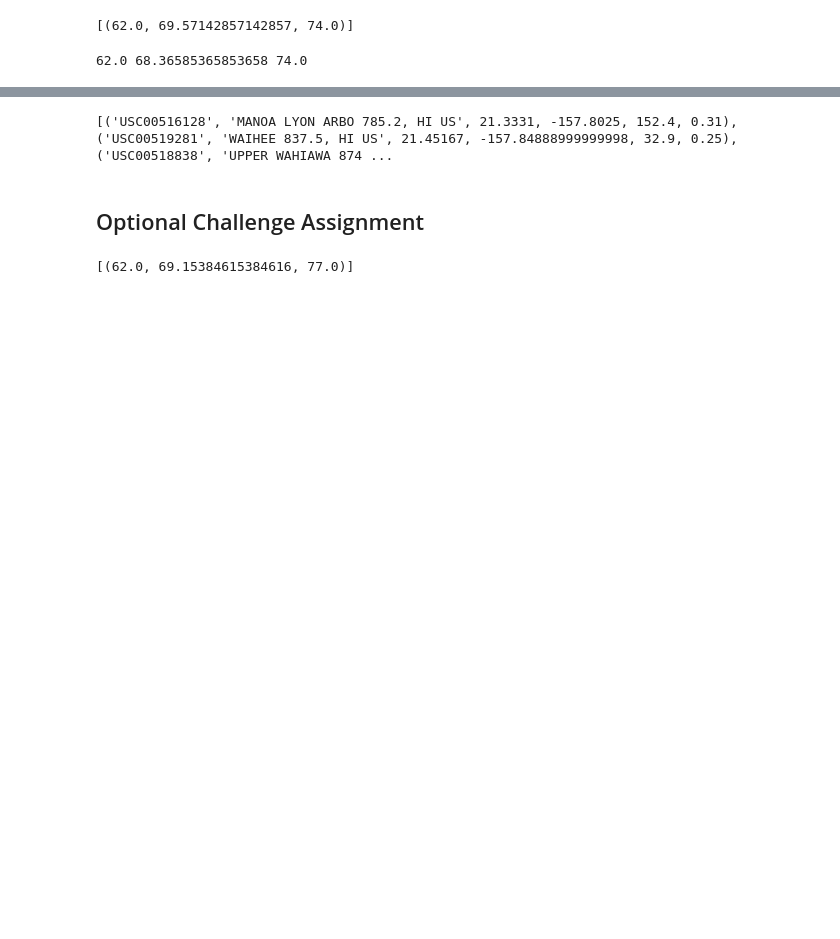
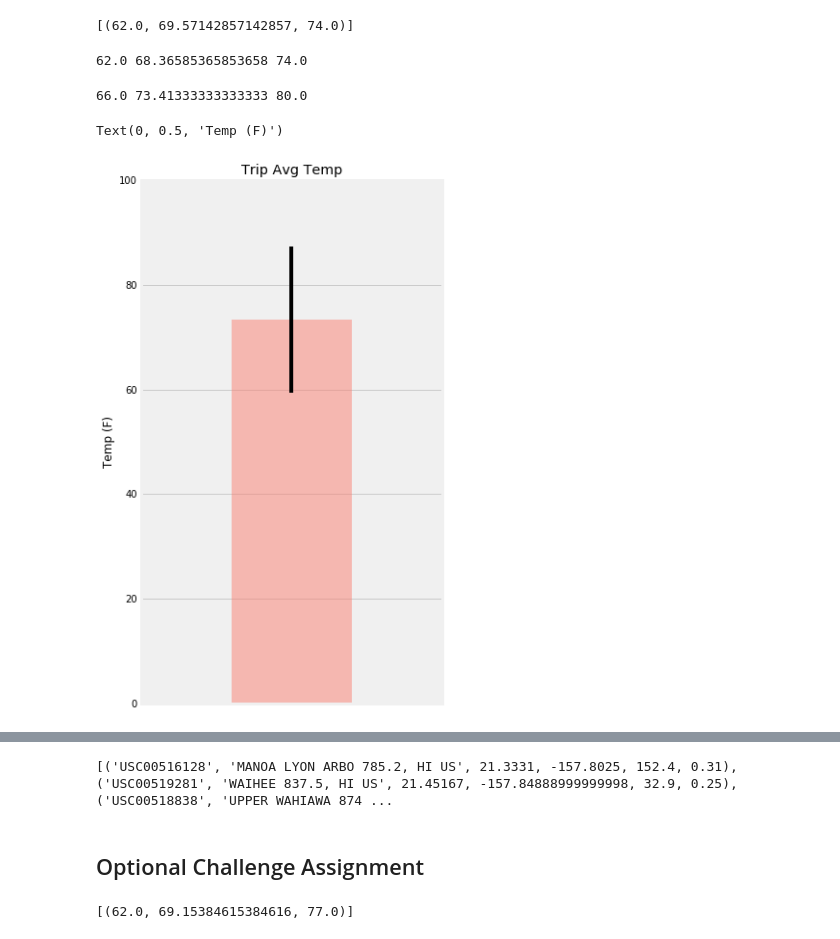
Before and after one commit to efrisch6/sqlalchemy-challenge, a Jupyter notebook: climate_starter.ipynb, the cells around one changed output, grey strips where cells are left out. Drawn from its saved outputs; the diff is of its cells as text; code cells hidden in the pictures; blank space fills up the shorter version.

```diff
--- a/climate_starter.ipynb
+++ b/climate_starter.ipynb
@@ -178,6 +220,22 @@ print(calc_temps('2012-02-28', '2012-03-05'))
 # for your trip using the previous year's data for those same dates.
 # %% [output]
 62.0 68.36585365853658 74.0
+# %%
+(tmin,tavg,tmax) = calc_temps('2013-06-22','2013-07-02')[0]
+print(tmin,tavg,tmax)
+# %% [output]
+66.0 73.41333333333333 80.0
+# %%
+plt.figure(figsize=(5,10))
+plt.bar(1,height=tavg,yerr=(tmax-tmin),color='salmon', alpha=0.5)
+plt.xlim(0,2)
+plt.xticks([])
+plt.title("Trip Avg Temp")
+plt.ylim(0,100)
+plt.ylabel("Temp (F)")
+# %% [output]
+Text(0, 0.5, 'Temp (F)')
+[figure, added]
 # %%
 # Plot the results from your previous query as a bar chart.
 # Use "Trip Avg Temp" as your Title
```
Also changed, not shown: parts of 14 cells of this notebook, 1 other file.
